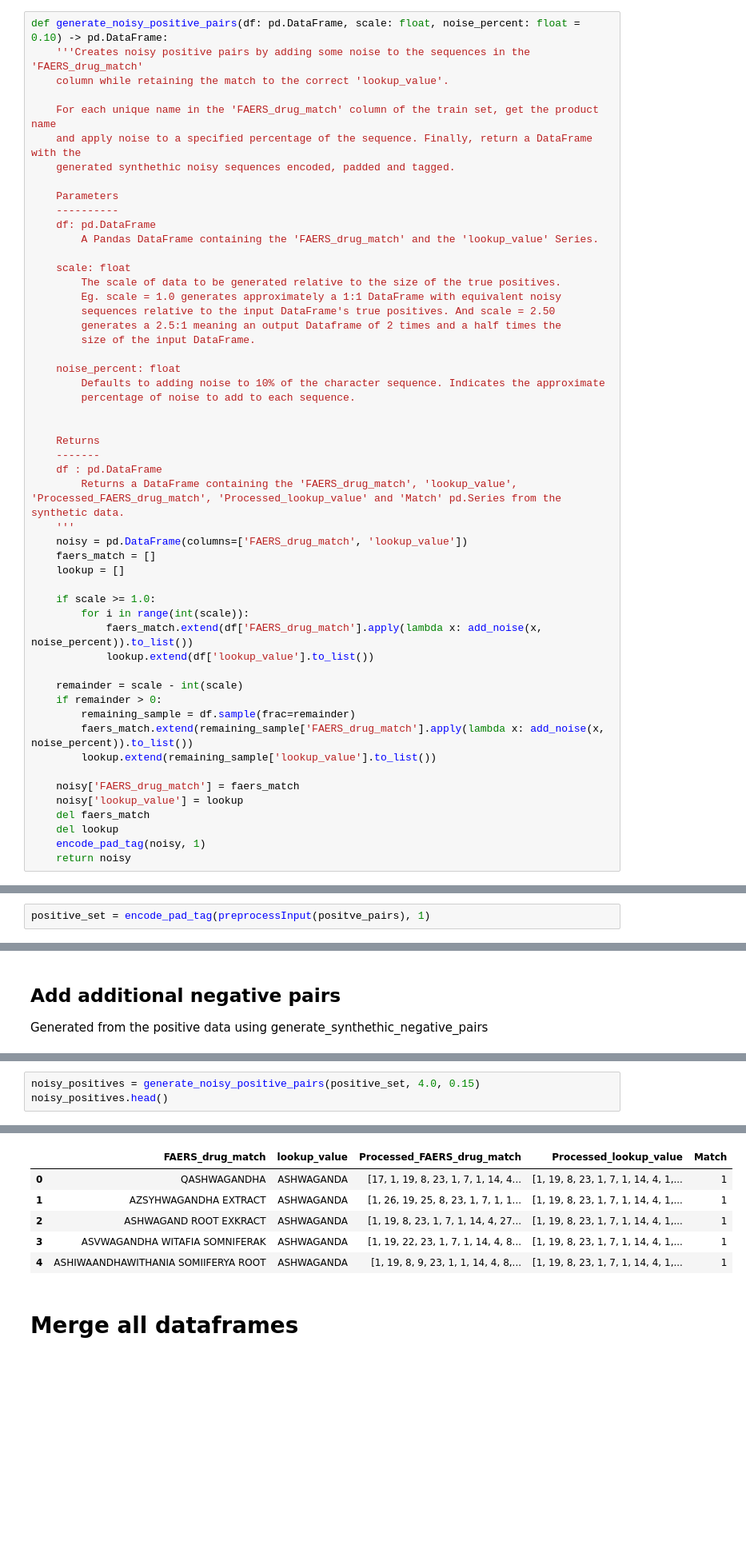
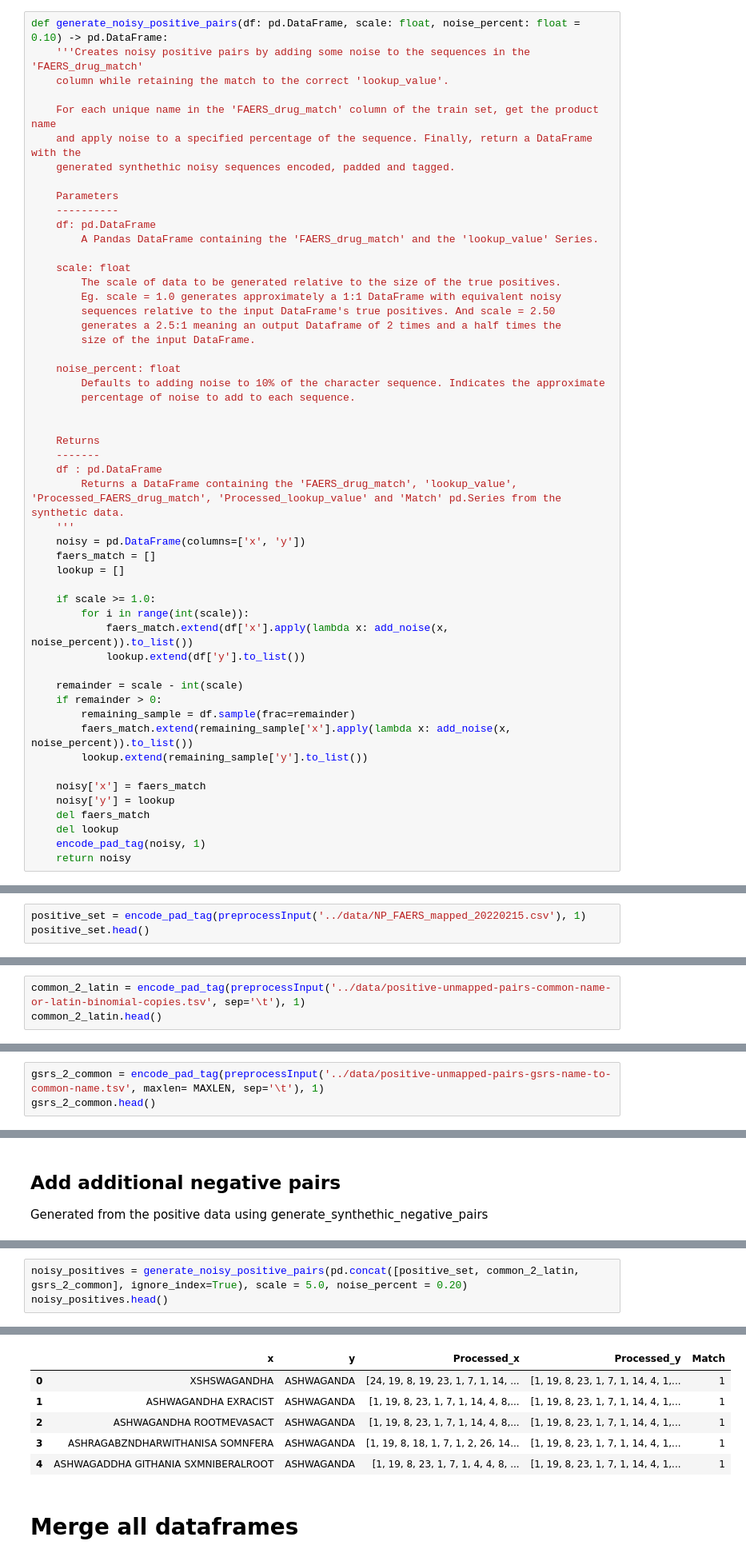
Before and after one commit to sanyabt/NP-FAERS-embed, a Jupyter notebook: experiment-4/DataPrep.ipynb, the cells around one changed output, grey strips where cells are left out. Shown at 80% size. Saved outputs shown, nothing was run; the diff lists cells and outputs as text; blank space fills up the shorter version.

```diff
--- a/experiment-4/DataPrep.ipynb
+++ b/experiment-4/DataPrep.ipynb
@@ -207,23 +219,23 @@ def generate_noisy_positive_pairs(df: pd.DataFrame, scale: float, noise_percent:
     df : pd.DataFrame
         Returns a DataFrame containing the 'FAERS_drug_match', 'lookup_value', 'Processed_FAERS_drug_match', 'Processed_lookup_value' and 'Match' pd.Series from the synthetic data.
     '''
-    noisy = pd.DataFrame(columns=['FAERS_drug_match', 'lookup_value'])
+    noisy = pd.DataFrame(columns=['x', 'y'])
     faers_match = []
     lookup = []
 
     if scale >= 1.0:
         for i in range(int(scale)):
-            faers_match.extend(df['FAERS_drug_match'].apply(lambda x: add_noise(x, noise_percent)).to_list())
-            lookup.extend(df['lookup_value'].to_list())
+            faers_match.extend(df['x'].apply(lambda x: add_noise(x, noise_percent)).to_list())
+            lookup.extend(df['y'].to_list())
 
     remainder = scale - int(scale)
     if remainder > 0:
         remaining_sample = df.sample(frac=remainder)
-        faers_match.extend(remaining_sample['FAERS_drug_match'].apply(lambda x: add_noise(x, noise_percent)).to_list())
-        lookup.extend(remaining_sample['lookup_value'].to_list())
+        faers_match.extend(remaining_sample['x'].apply(lambda x: add_noise(x, noise_percent)).to_list())
+        lookup.extend(remaining_sample['y'].to_list())
 
-    noisy['FAERS_drug_match'] = faers_match
-    noisy['lookup_value'] = lookup
+    noisy['x'] = faers_match
+    noisy['y'] = lookup
     del faers_match
     del lookup
     encode_pad_tag(noisy, 1)
@@ -289,7 +298,8 @@ unmapped = '../data/upper_unmap_orig-_drug_names_no_model_overlap_20220224.csv'
 ## Add Mapped-positive pairs
 Data from NP_FAERS_mapped_20220215.csv -- the manually create references set for ~70 drugs
 # %%
-positive_set = encode_pad_tag(preprocessInput(positve_pairs), 1)
+positive_set = encode_pad_tag(preprocessInput('../data/NP_FAERS_mapped_20220215.csv'), 1)
+positive_set.head()
 # %% [output]
 <class 'pandas.core.frame.DataFrame'>
 RangeIndex: 5358 entries, 0 to 5357
@@ -319,0 +330,3 @@ positive_set.head()
+# %%
+common_2_latin = encode_pad_tag(preprocessInput('../data/positive-unmapped-pairs-common-name-or-latin-binomial-copies.tsv', sep='\t'), 1)
+common_2_latin.head()
@@ -319,0 +360,3 @@ positive_set.head()
+# %%
+gsrs_2_common = encode_pad_tag(preprocessInput('../data/positive-unmapped-pairs-gsrs-name-to-common-name.tsv', maxlen= MAXLEN, sep='\t'), 1)
+gsrs_2_common.head()
@@ -371,5 +468,5 @@ Tagging: -----------------------------------------------
 # %%
-noisy_positives = generate_noisy_positive_pairs(positive_set, 4.0, 0.15)
+noisy_positives = generate_noisy_positive_pairs(pd.concat([positive_set, common_2_latin, gsrs_2_common], ignore_index=True), scale = 5.0, noise_percent = 0.20)
 noisy_positives.head()
 # %% [output]
 Encoding and Padding: ----------------------------------
@@ -378,10 +475,10 @@ Encoding and Padding: ----------------------------------
 Tagging: -----------------------------------------------
-|  | FAERS_drug_match | lookup_value | Processed_FAERS_drug_match | Processed_lookup_value | Match |
-| 0 | QASHWAGANDHA | ASHWAGANDA | [17, 1, 19, 8, 23, 1, 7, 1, 14, 4... | [1, 19, 8, 23, 1, 7, 1, 14, 4, 1,... | 1 |
-| 1 | AZSYHWAGANDHA EXTRACT | ASHWAGANDA | [1, 26, 19, 25, 8, 23, 1, 7, 1, 1... | [1, 19, 8, 23, 1, 7, 1, 14, 4, 1,... | 1 |
-| 2 | ASHWAGAND ROOT EXKRACT | ASHWAGANDA | [1, 19, 8, 23, 1, 7, 1, 14, 4, 27... | [1, 19, 8, 23, 1, 7, 1, 14, 4, 1,... | 1 |
-| 3 | ASVWAGANDHA WITAFIA SOMNIFERAK | ASHWAGANDA | [1, 19, 22, 23, 1, 7, 1, 14, 4, 8... | [1, 19, 8, 23, 1, 7, 1, 14, 4, 1,... | 1 |
-| 4 | ASHIWAANDHAWITHANIA SOMIIFERYA ROOT | ASHWAGANDA | [1, 19, 8, 9, 23, 1, 1, 14, 4, 8,... | [1, 19, 8, 23, 1, 7, 1, 14, 4, 1,... | 1 |
+|  | x | y | Processed_x | Processed_y | Match |
+| 0 | XSHSWAGANDHA | ASHWAGANDA | [24, 19, 8, 19, 23, 1, 7, 1, 14, ... | [1, 19, 8, 23, 1, 7, 1, 14, 4, 1,... | 1 |
+| 1 | ASHWAGANDHA EXRACIST | ASHWAGANDA | [1, 19, 8, 23, 1, 7, 1, 14, 4, 8,... | [1, 19, 8, 23, 1, 7, 1, 14, 4, 1,... | 1 |
+| 2 | ASHWAGANDHA ROOTMEVASACT | ASHWAGANDA | [1, 19, 8, 23, 1, 7, 1, 14, 4, 8,... | [1, 19, 8, 23, 1, 7, 1, 14, 4, 1,... | 1 |
+| 3 | ASHRAGABZNDHARWITHANISA SOMNFERA | ASHWAGANDA | [1, 19, 8, 18, 1, 7, 1, 2, 26, 14... | [1, 19, 8, 23, 1, 7, 1, 14, 4, 1,... | 1 |
+| 4 | ASHWAGADDHA GITHANIA SXMNIBERALROOT | ASHWAGANDA | [1, 19, 8, 23, 1, 7, 1, 4, 4, 8, ... | [1, 19, 8, 23, 1, 7, 1, 14, 4, 1,... | 1 |
 # %% [markdown]
 # Merge all dataframes
 # %%
```
Also changed, not shown: parts of 37 cells of this notebook, 10 other files.
